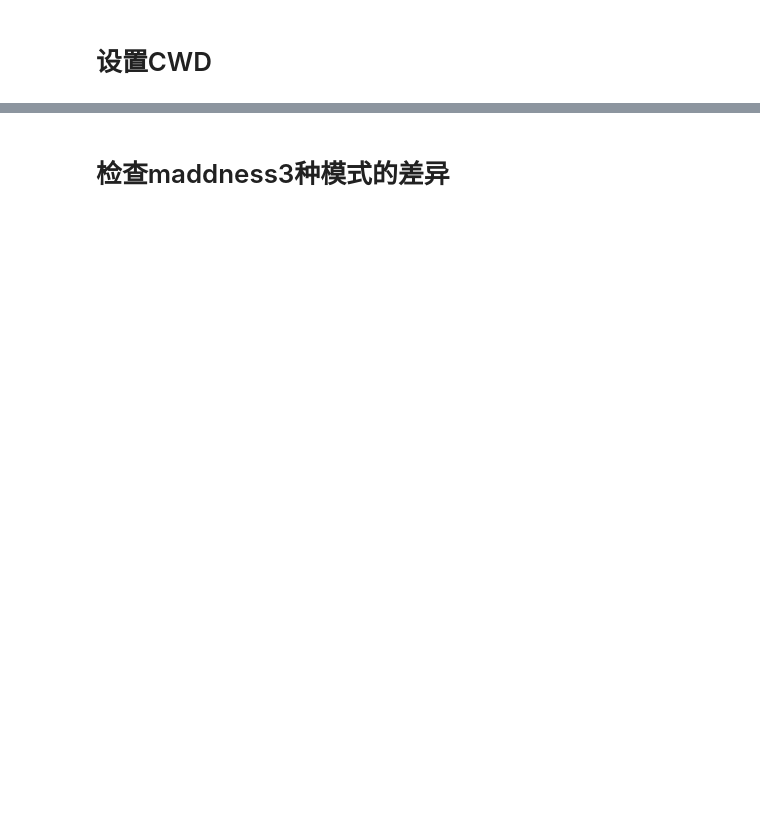
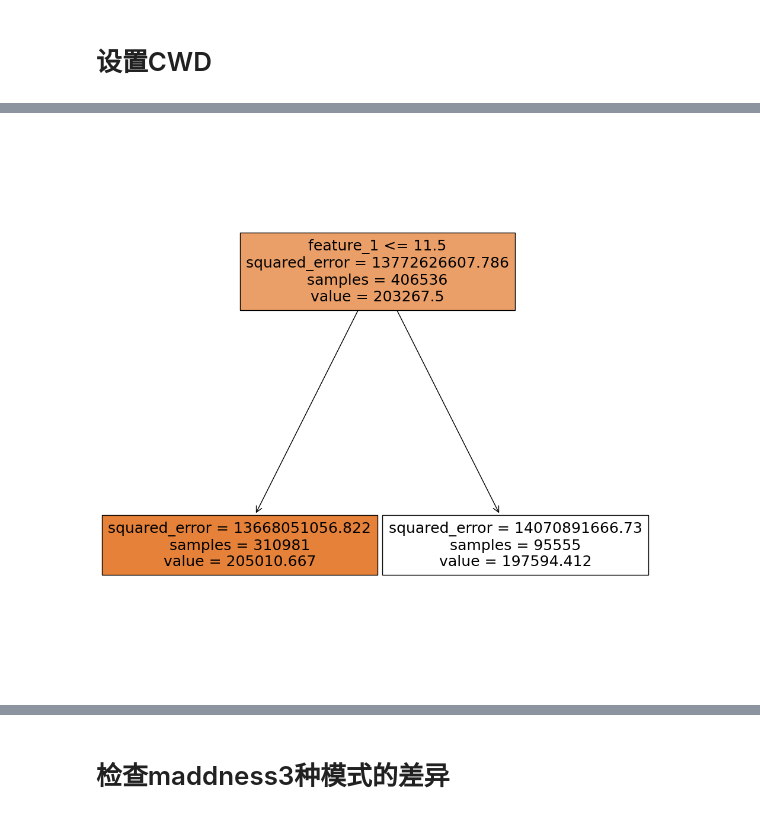
Before and after one commit to futouyiba/nimbus, a Jupyter notebook: src/playground.ipynb, the cells around one changed output, grey strips where cells are left out. Drawn from its saved outputs; the diff is of its cells as text; code cells hidden in the pictures; blank space fills up the shorter version.

```diff
--- a/src/playground.ipynb
+++ b/src/playground.ipynb
@@ -15,0 +112,11 @@ current working directory:  /home/futou/projects/cumulonimbus/nimbus
+# %%
+import arg_settings
+
+X = arg_settings.TrainData
+
+def split_into_codeblocks(X, C, d):
+    # 将数据分成C个codeblockPile，每个codeblockPile的维度为(N, d)
+    return torch.split(X, d, dim=1)
+
+codeblocks = split_into_codeblocks(X, C, d)
+print("codeblocks: \n", codeblocks)
@@ -15,0 +187,32 @@ current working directory:  /home/futou/projects/cumulonimbus/nimbus
+# %%
+from sklearn.tree import plot_tree
+import matplotlib.pyplot as plt
+
+codeblock = codeblocks[0]
+tree = DecisionTreeRegressor(max_depth=depth)
+indices = np.arange(len(codeblock))
+
+# 训练决策树
+tree.fit(codeblock, indices)
+
+plt.figure(figsize=(12,12))  # 设置画布大小
+plot_tree(tree, filled=True, feature_names=[f'feature_{i}' for i in range(d)])
+plt.show()
+
+# 分裂特征和阈值
+# 获取特征使用索引和阈值，确保结点是非叶结点
+feature_indices = tree.tree_.feature
+thresholds = tree.tree_.threshold
+non_leaf_nodes = np.where(feature_indices >= 0)[0]
+
+# 仅保留非叶节点的特征索引和阈值
+dims = feature_indices[non_leaf_nodes]
+threshold = thresholds[non_leaf_nodes]
+
+# 创建selection_matrix
+d = codeblock.shape[1]
+selection_matrix = torch.zeros((d, len(non_leaf_nodes)))
+for idx, feature_index in enumerate(dims):
+    selection_matrix[feature_index, idx] = 1
+# %% [output]
+[figure, added]
```
Also changed, not shown: parts of 27 cells of this notebook, 3 other files.
